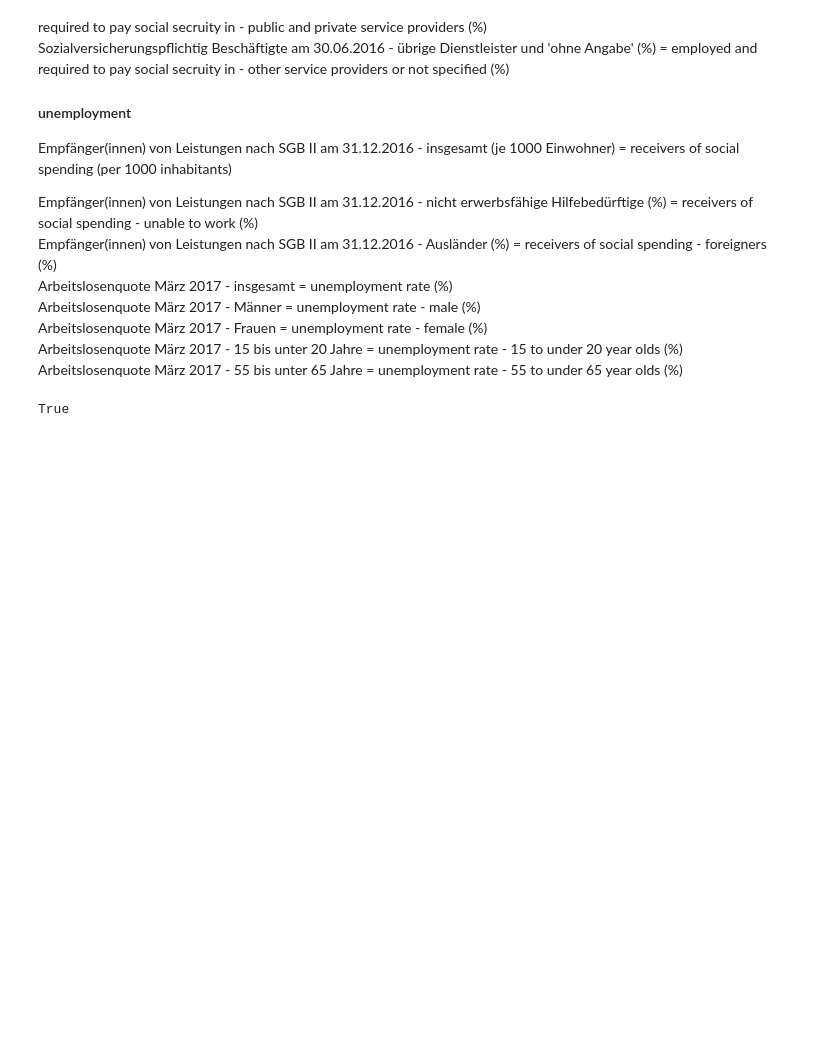
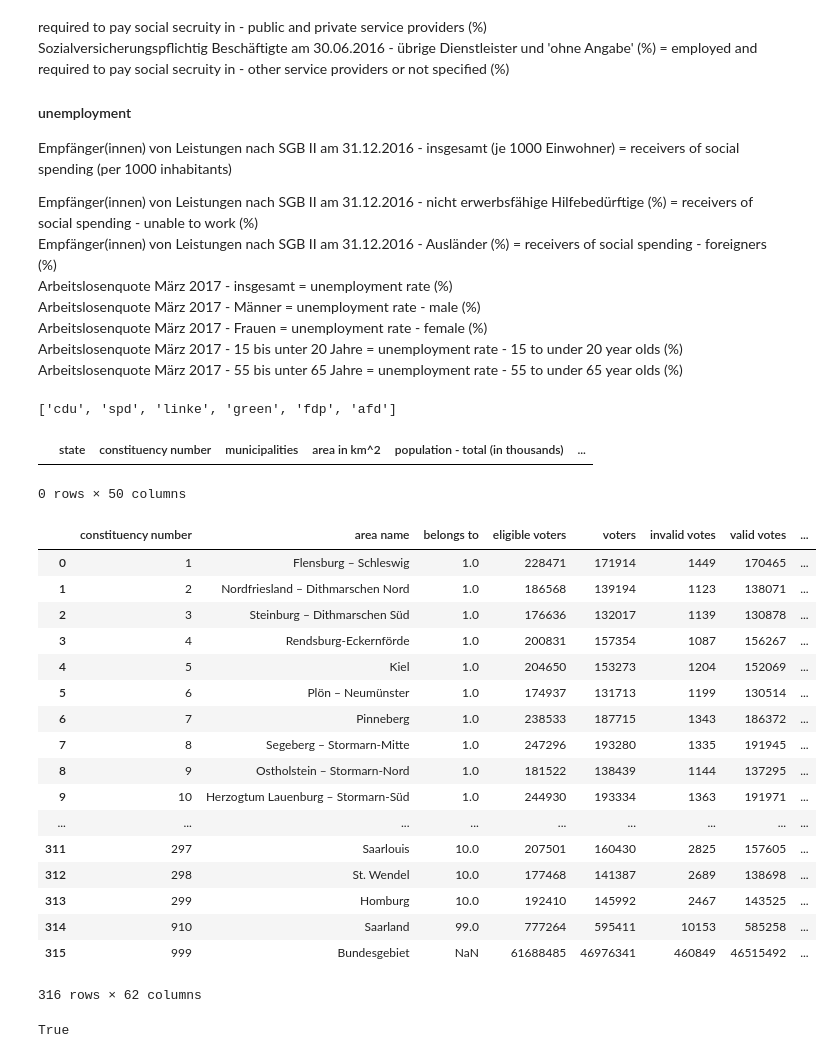
Before and after one commit to MariusMeiners/w07_assignment, a Jupyter notebook: W07.ipynb, the cells around one changed output. Saved outputs shown, nothing was run; the diff lists cells and outputs as text; code cells hidden in the pictures; blank space fills up the shorter version.

```diff
--- a/W07.ipynb
+++ b/W07.ipynb
@@ -3,6 +3,7 @@ import pandas as pd
 import numpy as np
 import seaborn as sns
 import matplotlib.pyplot as plt
+pd.set_option('display.max_rows', 1000)
 # %% [markdown]
 Since the data was only avaiable in german we provide a translation table so that you can also understand what the original names were
 
@@ -108,10 +109,7 @@ Arbeitslosenquote März 2017 - 55 bis unter 65 Jahre = unemployment rate - 55 to
 results = pd.read_csv("results_transformed.csv", sep=";", decimal=',')
 
 # all partys
-partys = list(results.columns[7:])
+parties = list(results.columns[7:])
+parties
+# %% [output]
+['cdu', 'spd', 'linke', 'green', 'fdp', 'afd']
-# %%
-feautures = pd.read_csv("features_transformed.csv", sep=";", decimal=',')
-col2replace = list(feautures.select_dtypes(exclude=['float64', 'int64']).columns)
-col2replace.remove('state')
-feautures[col2replace] = feautures[col2replace].replace(".", 0)
-feautures[col2replace] = feautures[col2replace].apply(lambda x: pd.to_numeric(x.str.replace(",",".")))
@@ -118 +128,30 @@ feautures[col2replace] = feautures[col2replace].apply(lambda x: pd.to_numeric(x.
+# %%
+# this should return 0 indicating that all commas have been transformed to dots in order to get them to numerical data types
+feautures[feautures.eq(",").any(1)]
+# %% [output]
+|  | state | constituency number | municipalities | area in km^2 | population - total (in thousands) | ... |
+0 rows × 50 columns
+# %%
+# merge the results data with the feature data using merge
+df_all = results.merge(feautures, left_on='constituency number',right_on='constituency number')
+df_all
+# %% [output]
+|  | constituency number | area name | belongs to | eligible voters | voters | invalid votes | valid votes | ... |
+| 0 | 1 | Flensburg – Schleswig | 1.0 | 228471 | 171914 | 1449 | 170465 | ... |
+| 1 | 2 | Nordfriesland – Dithmarschen Nord | 1.0 | 186568 | 139194 | 1123 | 138071 | ... |
+| 2 | 3 | Steinburg – Dithmarschen Süd | 1.0 | 176636 | 132017 | 1139 | 130878 | ... |
+| 3 | 4 | Rendsburg-Eckernförde | 1.0 | 200831 | 157354 | 1087 | 156267 | ... |
+| 4 | 5 | Kiel | 1.0 | 204650 | 153273 | 1204 | 152069 | ... |
+| 5 | 6 | Plön – Neumünster | 1.0 | 174937 | 131713 | 1199 | 130514 | ... |
+| 6 | 7 | Pinneberg | 1.0 | 238533 | 187715 | 1343 | 186372 | ... |
+| 7 | 8 | Segeberg – Stormarn-Mitte | 1.0 | 247296 | 193280 | 1335 | 191945 | ... |
+| 8 | 9 | Ostholstein – Stormarn-Nord | 1.0 | 181522 | 138439 | 1144 | 137295 | ... |
+| 9 | 10 | Herzogtum Lauenburg – Stormarn-Süd | 1.0 | 244930 | 193334 | 1363 | 191971 | ... |
+| ... | ... | ... | ... | ... | ... | ... | ... | ... |
+| 311 | 297 | Saarlouis | 10.0 | 207501 | 160430 | 2825 | 157605 | ... |
+| 312 | 298 | St. Wendel | 10.0 | 177468 | 141387 | 2689 | 138698 | ... |
+| 313 | 299 | Homburg | 10.0 | 192410 | 145992 | 2467 | 143525 | ... |
+| 314 | 910 | Saarland | 99.0 | 777264 | 595411 | 10153 | 585258 | ... |
+| 315 | 999 | Bundesgebiet | NaN | 61688485 | 46976341 | 460849 | 46515492 | ... |
+316 rows × 62 columns
 # %%
```
Also changed, not shown: parts of 18 cells of this notebook.
